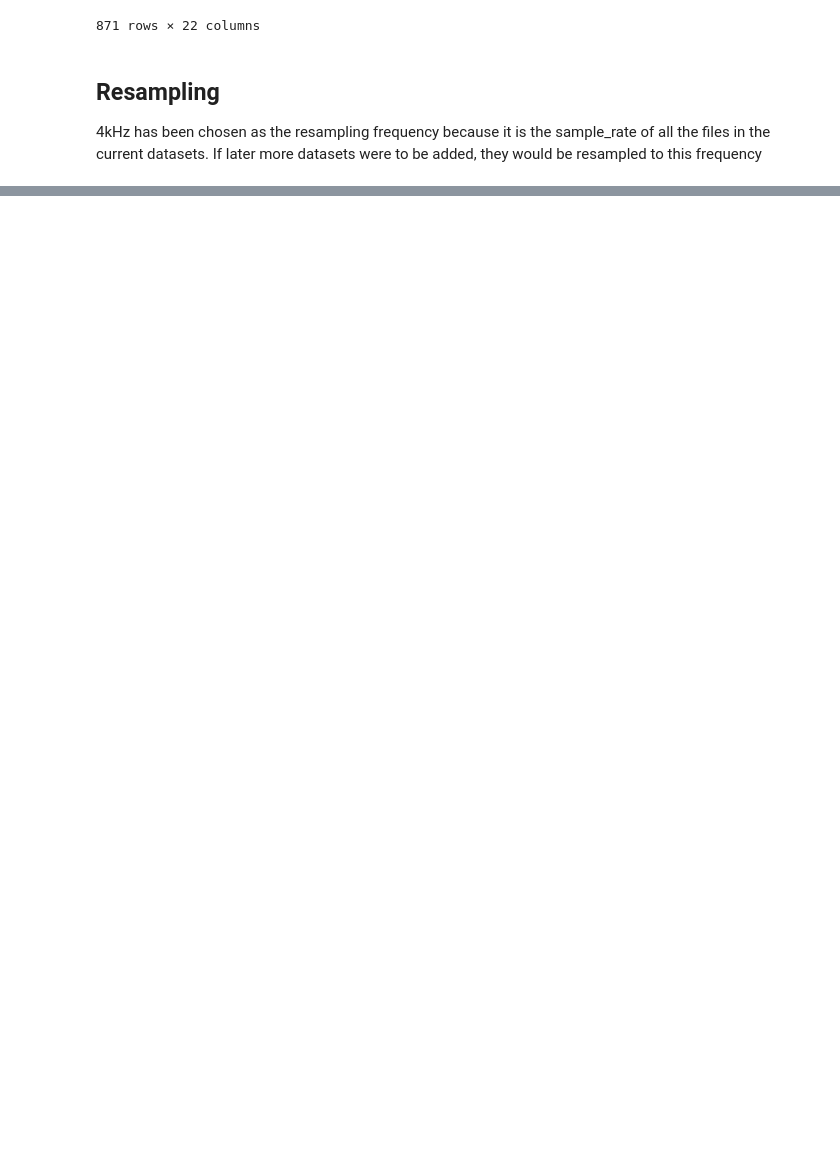
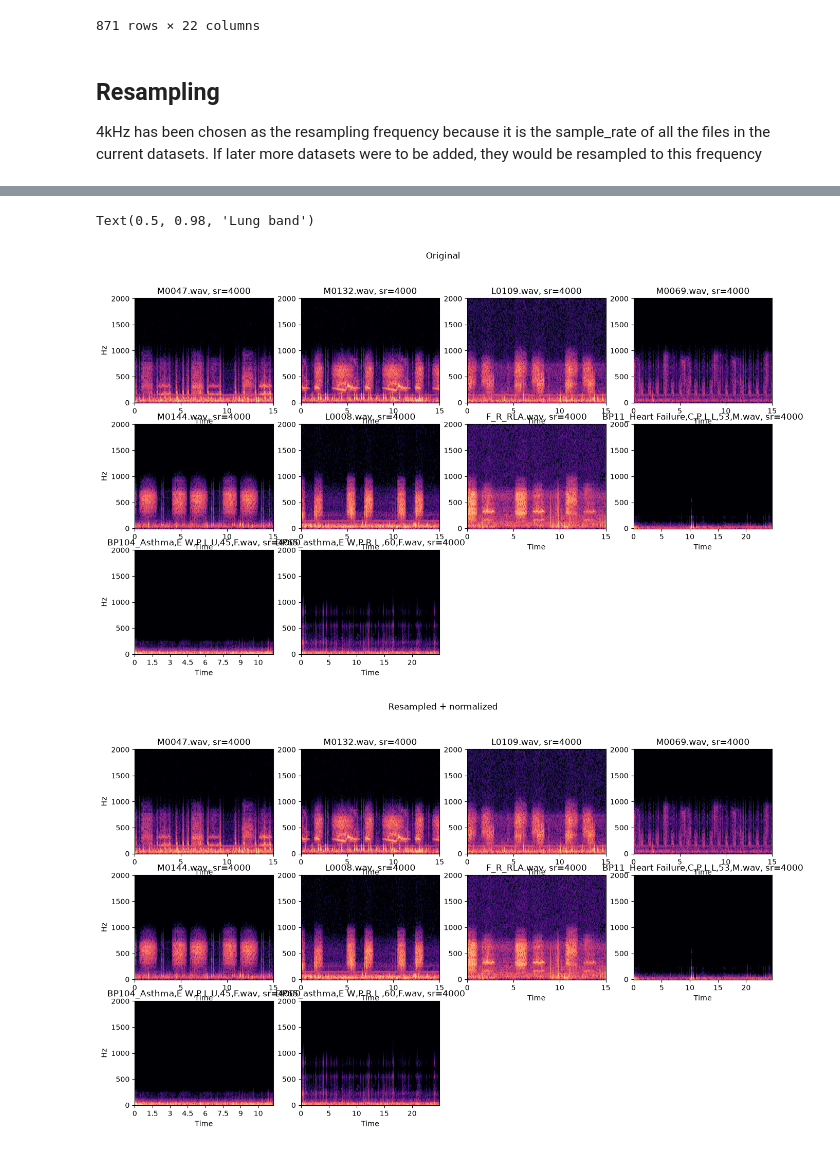
Before and after one commit to Samuels04/TFG, a Jupyter notebook: notebooks/02_preprocessing.ipynb, the cells around one changed output, grey strips where cells are left out. Drawn from its saved outputs; the diff is of its cells as text; code cells hidden in the pictures; blank space fills up the shorter version.

Commit message:
Modified spectrogram-plotting functions in io -- plotted spectrograms of preprocessed files

```diff
--- a/notebooks/02_preprocessing.ipynb
+++ b/notebooks/02_preprocessing.ipynb
@@ -43,30 +43,54 @@ inv
 # %%
 conf = src.io.open_config()
 target_sr = conf["sample-rate"]
+# 10 random files to inspect each step (fixed random_state: the same files on every run)
+sample = inv.sample(10, random_state=0).index
+# Only the sampled files are kept; keeping all 871 signals would waste memory
+names, originals, original_srs, processed, heart_bands, lung_bands = [], [], [], [], [], []
 for n, i in inv.iterrows():
     file, sample_rate = lib.load(f"{conf["raw-data"]}/{i.path}", sr=None)
     # type = src.inventory.AudioType.match_file(dataset, gr)
     # print(f"Resampling {i.file}")
     resampled_file = src.preprocess.resample(file, sample_rate, target_sr, conf)
-    # print(f"Normalizing {i.file}")
-    # print(f"pre: {i.rms}")
+    # print(f"Normalizing {i.file}")
+    # print(f"pre: {i.rms}")
     normalized_file = src.preprocess.normalize(resampled_file)
-    heart_band, lung_band = src.preprocess.band_split(file, conf, sample_rate)
+    heart_band, lung_band = src.preprocess.band_split(normalized_file, conf, target_sr)
+    if n in sample:
+        names.append(i.file)
+        originals.append(file)
+        original_srs.append(sample_rate)
+        processed.append(normalized_file)
+        heart_bands.append(heart_band)
+        lung_bands.append(lung_band)
+
+# One figure per step, same files in the same order so they can be compared
+fig_original = src.io.spectrogram_array(originals, names, original_srs)
+fig_original.suptitle("Original")
+fig_processed = src.io.spectrogram_array(processed, names)
+fig_processed.suptitle("Resampled + normalized")
+fig_heart = src.io.spectrogram_array(heart_bands, names)
+fig_heart.suptitle("Heart band")
+fig_lung = src.io.spectrogram_array(lung_bands, names)
+fig_lung.suptitle("Lung band")
 # %% [output]
 post: 0.005712699145078659
 post-post: 0.9999982118606567
 post: 0.005200461484491825
 post-post: 0.999998152256012
 post: 0.006620470900088549
 post-post: 0.9999985694885254
 post: 0.00785150844603777
 post-post: 0.9999986886978149
 post: 0.0037629844155162573
 post-post: 0.9999972581863403
 post: 0.006042149383574724
 post-post: 0.9999982714653015
 ... (1726 lines left out)
 post: 0.10522966831922531
 post-post: 0.9999999403953552
 post: 0.03609311208128929
 post-post: 0.9999997615814209
+Text(0.5, 0.98, 'Lung band')
+[figure, added]
+[figure, added]
```
Also changed, not shown: parts of 1 cell of this notebook, 2 other files.
